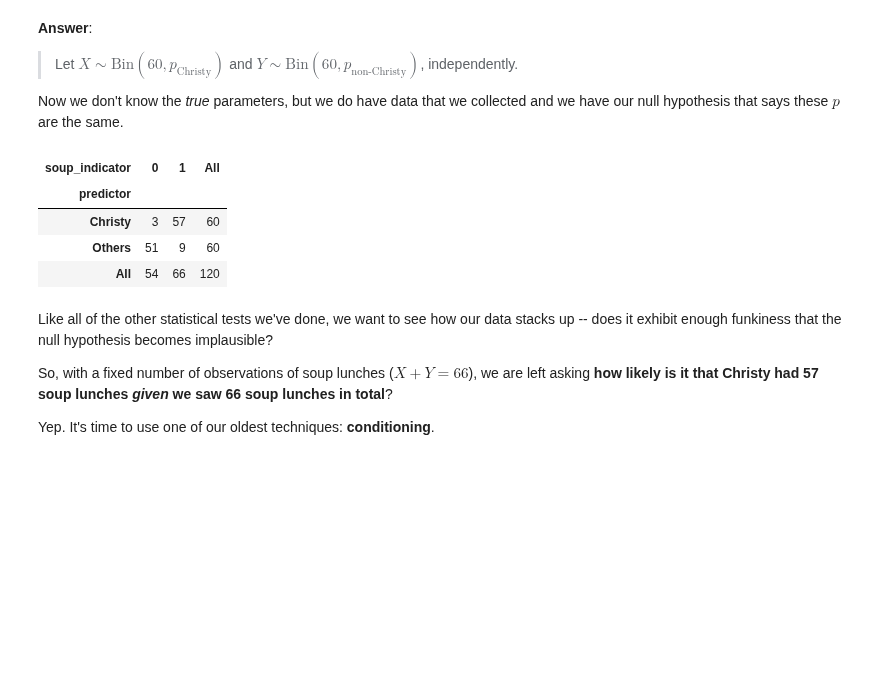
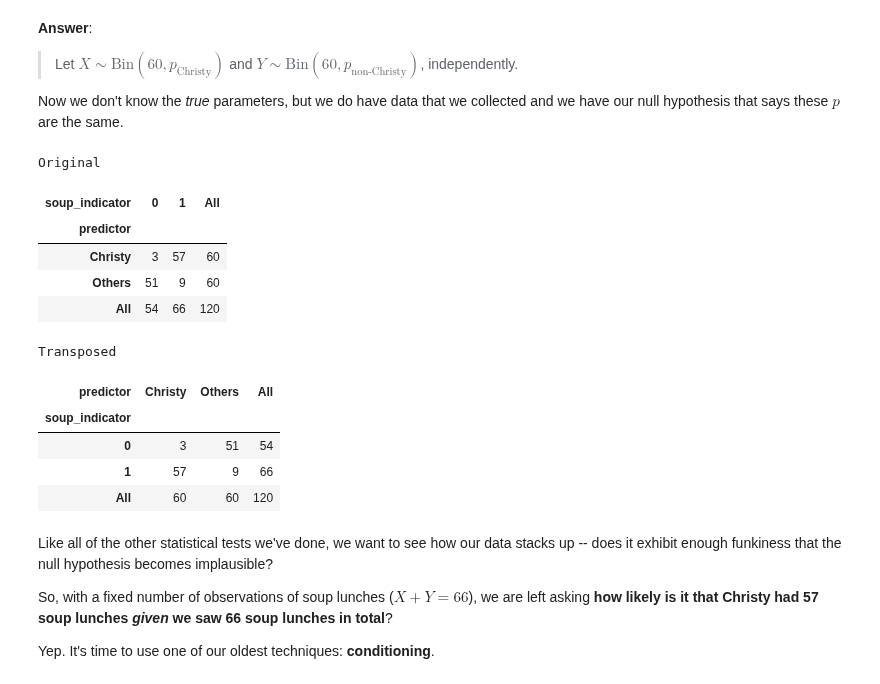
Before and after one commit to Per48edjes/Misc-DA-Prob-Stat, a Jupyter notebook: Lesson_3/discrete_distributions_1.ipynb, the cells around one changed output. Saved outputs shown, nothing was run; the diff lists cells and outputs as text; code cells hidden in the pictures; blank space fills up the shorter version.

Commit message:
Add side-by-side contingency table display

```diff
--- a/Lesson_3/discrete_distributions_1.ipynb
+++ b/Lesson_3/discrete_distributions_1.ipynb
@@ -27,3 +20,26 @@ Welcome!
+# %%
+# Autoreload changes to custom
+%load_ext autoreload
+%autoreload 2
+
+# Sharpen matplotlib plots
+%config InlineBackend.figure_format = 'retina'
+
+# Display outputs side by side
+from IPython.core.display import display, HTML
+
+def display_side_by_side(dfs:list, captions:list):
+    """Display tables side by side to save vertical space
+    Input:
+        dfs: list of pandas.DataFrame
+        captions: list of table captions
+    """
+    output = ""
+    combined = dict(zip(captions, dfs))
+    for caption, df in combined.items():
+        output += df.style.set_table_attributes("style='display:inline'").set_caption(caption)._repr_html_()
+        output += "\xa0\xa0\xa0"
+    display(HTML(output))
 # %%
 # Import dependencies
 from custom.db_utils import get_connection
@@ -441,13 +458,20 @@ Hint: We have $60$ days of data on the two groups and we already established $p_
 Now we don't know the *true* parameters, but we do have data that we collected and we have our null hypothesis that says these $p$ are the same.
 # %%
 # Contingency table
-soup_abs_freq
+display_side_by_side([soup_abs_freq, soup_abs_freq.T], ["Original","Transposed"])
 # %% [output]
+Original
 | soup_indicator | 0 | 1 | All |
 | predictor |  |  |  |
 | Christy | 3 | 57 | 60 |
 | Others | 51 | 9 | 60 |
 | All | 54 | 66 | 120 |
+Transposed
+| predictor | Christy | Others | All |
+| soup_indicator |  |  |  |
+| 0 | 3 | 51 | 54 |
+| 1 | 57 | 9 | 66 |
+| All | 60 | 60 | 120 |
 # %% [markdown]
 Like all of the other statistical tests we've done, we want to see how our data stacks up -- does it exhibit enough funkiness that the null hypothesis becomes implausible?
 
```
Also changed, not shown: parts of 5 cells of this notebook.
